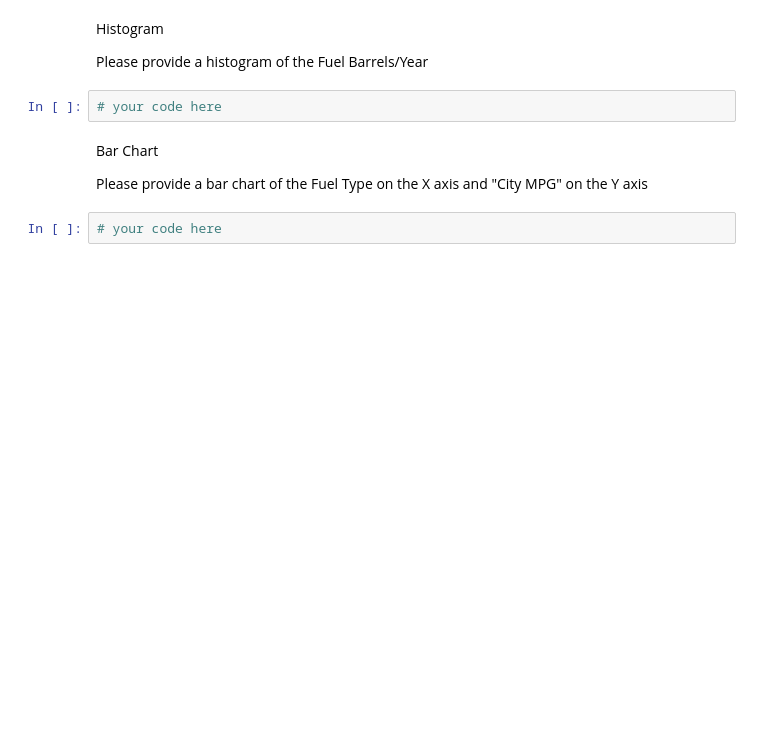
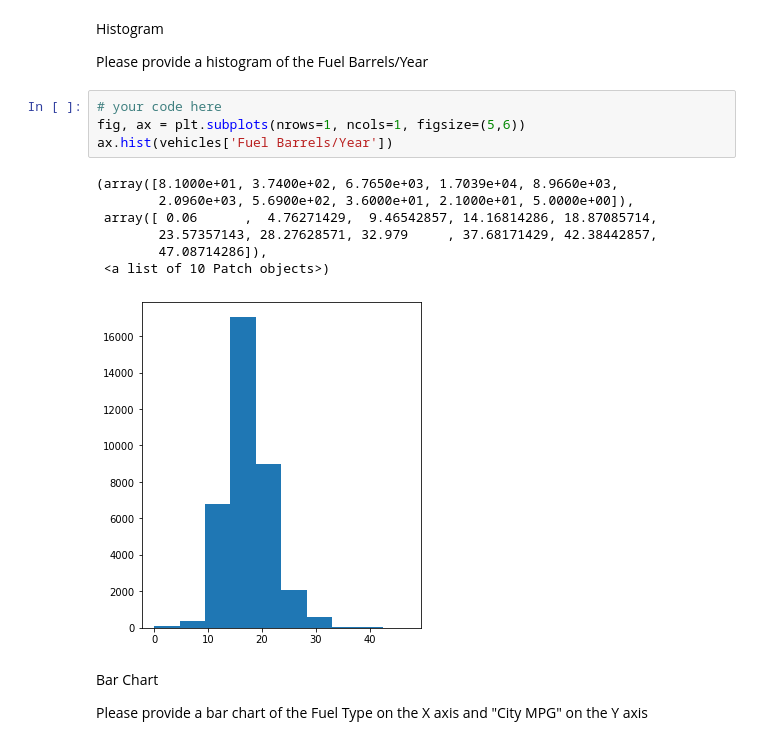
Before and after one commit to COABRIL/dataptmad1019, a Jupyter notebook: module-2/lab-matplotlib-seaborn/your-code/challenge-1.ipynb, the cells around one changed output. Cells and saved outputs as stored; diff of their text form; blank space fills up the shorter version.

```diff
--- a/module-2/lab-matplotlib-seaborn/your-code/challenge-1.ipynb
+++ b/module-2/lab-matplotlib-seaborn/your-code/challenge-1.ipynb
@@ -133,11 +134,19 @@ Text(0.5, 0, 'CO2 Emission Grams/Mile')
 Histogram
 
 Please provide a histogram of the Fuel Barrels/Year
-# %%
-# your code here
+# %%
+# your code here
+fig, ax = plt.subplots(nrows=1, ncols=1, figsize=(5,6))
+ax.hist(vehicles['Fuel Barrels/Year'])
+# %% [output]
+(array([8.1000e+01, 3.7400e+02, 6.7650e+03, 1.7039e+04, 8.9660e+03,
+        2.0960e+03, 5.6900e+02, 3.6000e+01, 2.1000e+01, 5.0000e+00]),
+ array([ 0.06      ,  4.76271429,  9.46542857, 14.16814286, 18.87085714,
+        23.57357143, 28.27628571, 32.979     , 37.68171429, 42.38442857,
+        47.08714286]),
+ <a list of 10 Patch objects>)
+[figure, added]
 # %% [markdown]
 Bar Chart
 
 Please provide a bar chart of the Fuel Type on the X axis and "City MPG" on the Y axis
-# %%
-# your code here
```
Also changed, not shown: parts of 2 cells of this notebook.
